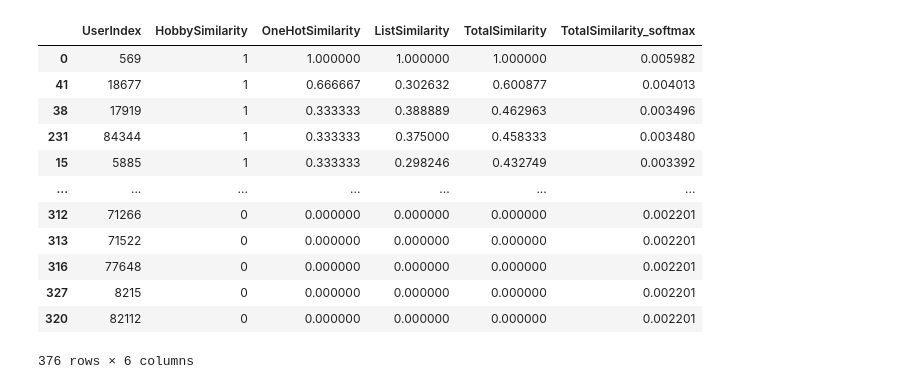
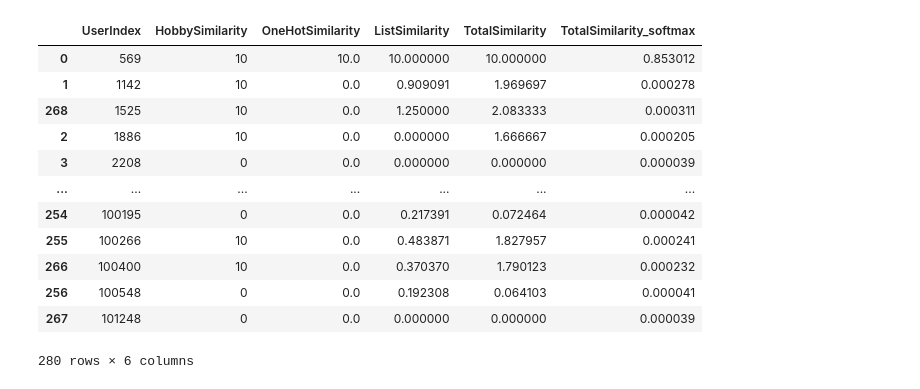
Before and after one commit to TianjunChi/IRS-PM-2024-09-10-GRP8-JobRecommendationSystem, a Jupyter notebook: Recommendation_System/user_similarity/user.ipynb, the cells around one changed output. Saved outputs shown, nothing was run; the diff lists cells and outputs as text; code cells hidden in the pictures.

```diff
--- a/Recommendation_System/user_similarity/user.ipynb
+++ b/Recommendation_System/user_similarity/user.ipynb
@@ -96,7 +96,7 @@ def jaccard_similarity(list1, list2):
     return intersection / union
 
 # Load the dataset
-file_path = 'user_onehot.csv'
+file_path = 'user_precessed.csv'
 df = pd.read_csv(file_path)
 
 # Convert string representations of lists back to actual lists
@@ -118,7 +118,7 @@ other_users = df
 # Similarity calculation for each feature
 
 # 1. Similarity for 'hobby' (boolean comparison)
-hobby_similarity = other_users['hobby'].apply(lambda x: 1 if x == new_user['hobby'] else 0)
+hobby_similarity = other_users['hobby'].apply(lambda x: 10 if x == new_user['hobby'] else 0)
 
 # 2. Similarity for one-hot encoded features (degree, major, projectExperience)
 onehot_similarity = []
@@ -126,47 +126,47 @@ for idx, other_user in other_users.iterrows():
     degree_sim = jaccard_similarity_binary(np.array(new_user['degree']), np.array(other_user['degree']))
     major_sim = jaccard_similarity_binary(np.array(new_user['major']), np.array(other_user['major']))
     project_sim = jaccard_similarity_binary(np.array(new_user['projectExperience']), np.array(other_user['projectExperience']))
-    onehot_similarity.append((degree_sim + major_sim + project_sim) / 3)
+    onehot_similarity.append((degree_sim + major_sim + project_sim) / 0.3)
 
 # 3. Similarity for lists of strings (desiredJob, skills)
 list_similarity = []
 for idx, other_user in other_users.iterrows():
     desiredJob_sim = jaccard_similarity(new_user['desiredJob'], other_user['desiredJob'])
     skills_sim = jaccard_similarity(new_user['skills'], other_user['skills'])
-    list_similarity.append((desiredJob_sim + skills_sim) / 2)
+    list_similarity.append((desiredJob_sim + skills_sim) / 0.2)
 
 # Combine similarities with equal weights
 total_similarities = hobby_similarity / 6 + np.array(onehot_similarity) / 2 + np.array(list_similarity) / 3
 
 # Create a DataFrame to display similarities
 similarities_df = pd.DataFrame({
     'UserIndex': other_users.id,
     'HobbySimilarity': hobby_similarity,
     'OneHotSimilarity': onehot_similarity,
     'ListSimilarity': list_similarity,
     'TotalSimilarity': total_similarities
 })
 
 # Sort by total similarity
-similarities_df = similarities_df.sort_values(by='TotalSimilarity', ascending=False)
+similarities_df = similarities_df.sort_values(by='UserIndex', ascending=True)
 
 # Display the top results
 # Apply softmax to the 'TotalSimilarity' column
 similarities_df['TotalSimilarity_softmax'] = softmax(similarities_df['TotalSimilarity'])
 
 # Display the top results
 similarities_df
 # %% [output]
 |  | UserIndex | HobbySimilarity | OneHotSimilarity | ListSimilarity | TotalSimilarity | TotalSimilarity_softmax |
-| 0 | 569 | 1 | 1.000000 | 1.000000 | 1.000000 | 0.005982 |
-| 41 | 18677 | 1 | 0.666667 | 0.302632 | 0.600877 | 0.004013 |
-| 38 | 17919 | 1 | 0.333333 | 0.388889 | 0.462963 | 0.003496 |
-| 231 | 84344 | 1 | 0.333333 | 0.375000 | 0.458333 | 0.003480 |
-| 15 | 5885 | 1 | 0.333333 | 0.298246 | 0.432749 | 0.003392 |
+| 0 | 569 | 10 | 10.0 | 10.000000 | 10.000000 | 0.853012 |
+| 1 | 1142 | 10 | 0.0 | 0.909091 | 1.969697 | 0.000278 |
+| 268 | 1525 | 10 | 0.0 | 1.250000 | 2.083333 | 0.000311 |
+| 2 | 1886 | 10 | 0.0 | 0.000000 | 1.666667 | 0.000205 |
+| 3 | 2208 | 0 | 0.0 | 0.000000 | 0.000000 | 0.000039 |
 | ... | ... | ... | ... | ... | ... | ... |
-| 312 | 71266 | 0 | 0.000000 | 0.000000 | 0.000000 | 0.002201 |
-| 313 | 71522 | 0 | 0.000000 | 0.000000 | 0.000000 | 0.002201 |
-| 316 | 77648 | 0 | 0.000000 | 0.000000 | 0.000000 | 0.002201 |
-| 327 | 8215 | 0 | 0.000000 | 0.000000 | 0.000000 | 0.002201 |
-| 320 | 82112 | 0 | 0.000000 | 0.000000 | 0.000000 | 0.002201 |
+| 254 | 100195 | 0 | 0.0 | 0.217391 | 0.072464 | 0.000042 |
+| 255 | 100266 | 10 | 0.0 | 0.483871 | 1.827957 | 0.000241 |
+| 266 | 100400 | 10 | 0.0 | 0.370370 | 1.790123 | 0.000232 |
+| 256 | 100548 | 0 | 0.0 | 0.192308 | 0.064103 | 0.000041 |
+| 267 | 101248 | 0 | 0.0 | 0.000000 | 0.000000 | 0.000039 |
-376 rows × 6 columns
+280 rows × 6 columns
```
Also changed, not shown: parts of 4 cells of this notebook, 28 other files.
